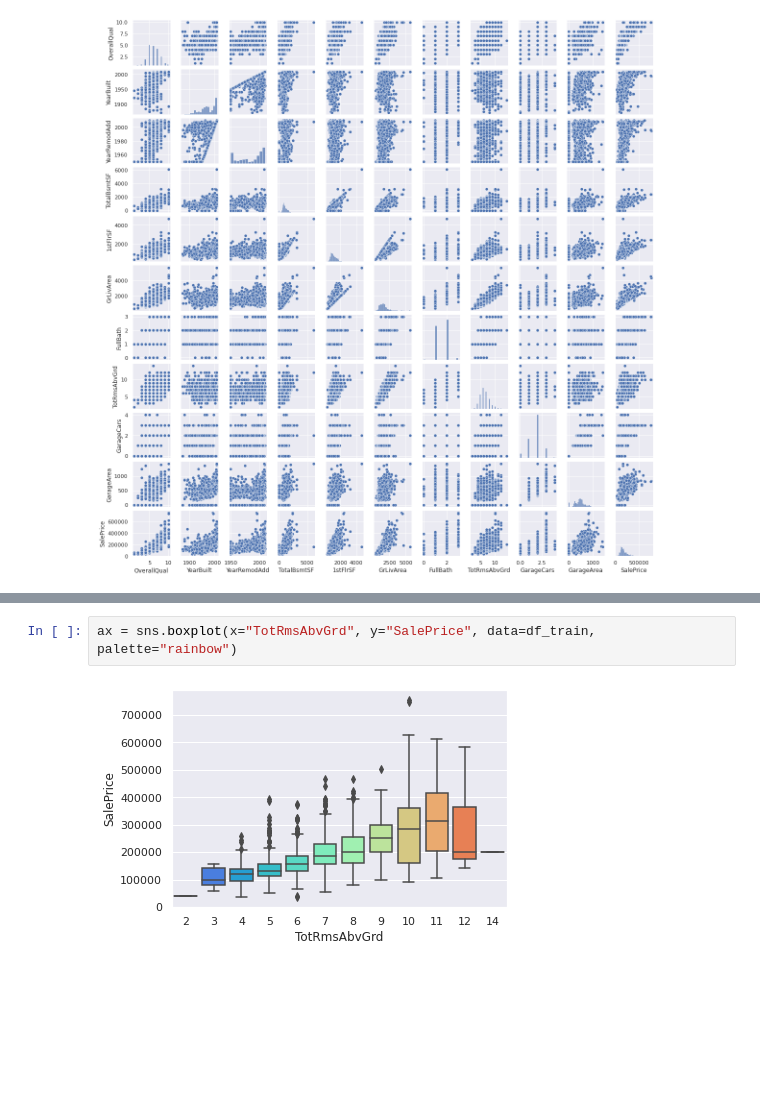
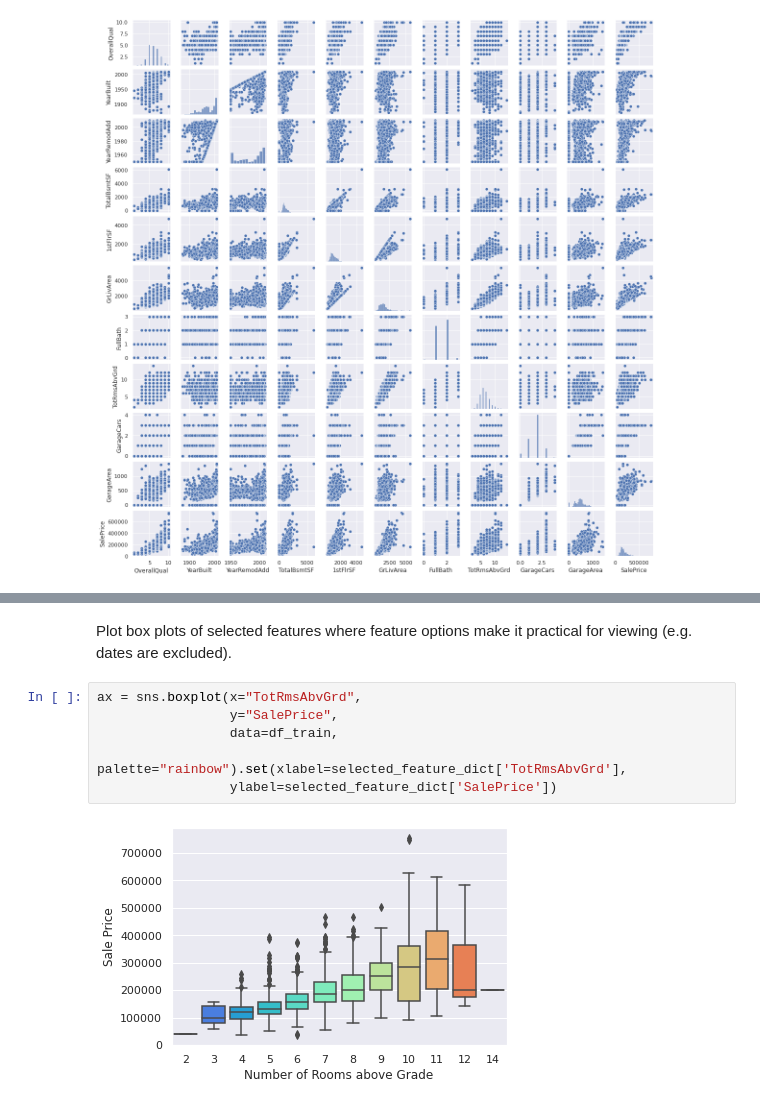
Before and after one commit to wondrousWebWorks/house-price-regression, a Jupyter notebook: jupyter_notebooks/02 - ExploratoryDataAnalysis.ipynb, the cells around one changed output, grey strips where cells are left out. Drawn from its saved outputs; the diff is of its cells as text; blank space fills up the shorter version.

Commit message:
Add boxplots to Correlation Study section

```diff
--- a/jupyter_notebooks/02 - ExploratoryDataAnalysis.ipynb
+++ b/jupyter_notebooks/02 - ExploratoryDataAnalysis.ipynb
@@ -374,4 +378,10 @@ for feature in selected_features:
+# %% [markdown]
+Plot box plots of selected features where feature options make it practical for viewing (e.g. dates are excluded).
 # %%
-ax = sns.boxplot(x="TotRmsAbvGrd", y="SalePrice", data=df_train, palette="rainbow")
+ax = sns.boxplot(x="TotRmsAbvGrd",
+                 y="SalePrice",
+                 data=df_train,
+                 palette="rainbow").set(xlabel=selected_feature_dict['TotRmsAbvGrd'],
+                 ylabel=selected_feature_dict['SalePrice'])
 # %% [output]
-[figure, old version]
+[figure, new version]
```
Also changed, not shown: parts of 6 cells of this notebook.
